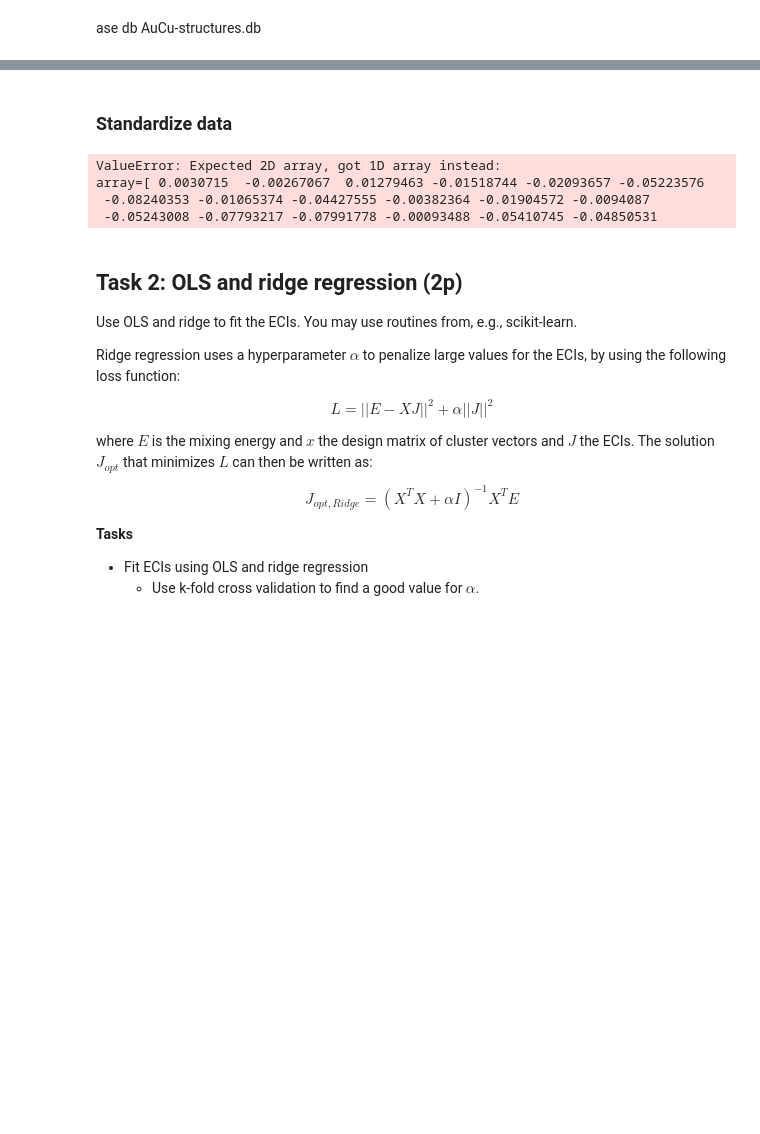
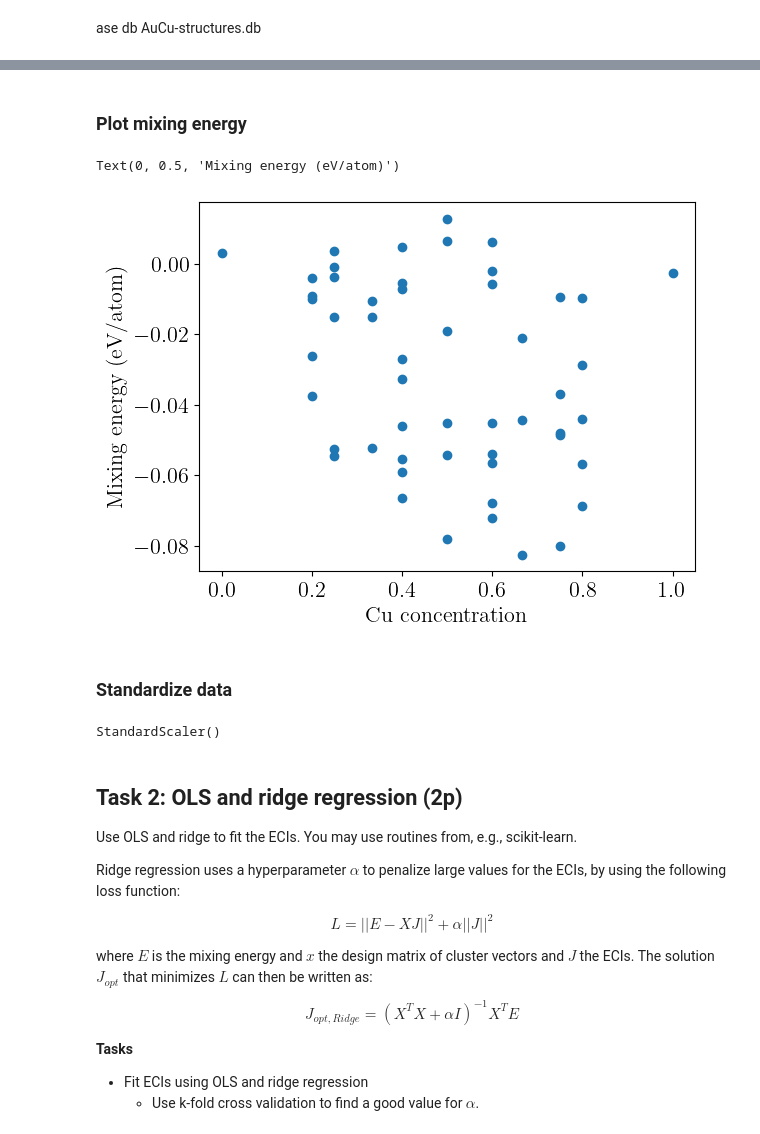
Before and after one commit to j-haralds/Advanced_sim, a Jupyter notebook: project_2a_shared/jesper_project_2a.ipynb, the cells around one changed output, grey strips where cells are left out. Cells and saved outputs as stored; diff of their text form; code cells hidden in the pictures; blank space fills up the shorter version.

```diff
--- a/project_2a_shared/jesper_project_2a.ipynb
+++ b/project_2a_shared/jesper_project_2a.ipynb
@@ -139,7 +139,17 @@ import matplotlib.pyplot as plt
 import seaborn as sns
 import scipy
 import sklearn
+import pandas as pd
 sns.set_context('notebook')
+
+# LaTeX font
+plt.style.use('default')
+plt.rc('text', usetex = True)
+plt.rcParams['mathtext.fontset'] = 'cm'
+plt.rcParams['font.family'] = 'serif'
+plt.rcParams['text.latex.preamble'] = r'\usepackage{amsmath}'
+font_size = 16
+plt.rcParams['font.size'] = font_size
 # %% [markdown]
 ## Task 1: Prepare data (1.5p)
 # %% [markdown]
@@ -169,21 +179,25 @@ mixing_energies = []
 metadata = []
 
 for row in db.select():
-    atoms = row.toatoms()
+    atoms = row.toatoms()   # Atoms object
     structures.append(atoms)
     E_mix = row.mixing_energy
     mixing_energies.append(E_mix)
     metadata.append({
         'row_id': row.id,
         'formula': row.formula,
+        'volume': row.volume,
         'natoms': row.natoms,
         'mass': row.mass
     })
 
 mixing_energies = np.asarray(mixing_energies)
+metadata_df = pd.DataFrame(metadata)
 
 print(f'Loaded {len(structures)} structures.')
 print(f'Mixing energy mean: {mixing_energies.mean():.4f} eV/atom')
+# print(metadata_df)
+print(mixing_energies[0])
 # %% [output]
 Loaded 52 structures.
 Mixing energy mean: -0.0314 eV/atom
@@ -189,0 +205,4 @@ Mixing energy mean: -0.0314 eV/atom
+# %%
+prim = db.get(formula='Au').toatoms()
+cs = icet.ClusterSpace(prim, cutoffs=[8, 6, 5], chemical_symbols=['Au', 'Cu'])
+display(cs)
@@ -189,0 +224,10 @@ Mixing energy mean: -0.0314 eV/atom
+# %%
+X = np.zeros((52, 24))
+conc = np.zeros((52, 2))
+for i, structure in enumerate(structures):
+    X[i,:] = cs.get_cluster_vector(structure=structure)
+    conc[i, 0] = structure.symbols.count('Cu') / structure.get_number_of_atoms()
+    conc[i, 1] = structure.symbols.count('Au') / structure.get_number_of_atoms()
+
+print(conc[:10,:])
+# pd.DataFrame(X)
@@ -190,10 +245,25 @@ Mixing energy mean: -0.0314 eV/atom
+# %% [markdown]
+### Plot mixing energy
+# %%
+plt.plot(conc[:, 0], mixing_energies, 'o')
+plt.xlabel('Cu concentration')
+plt.ylabel('Mixing energy (eV/atom)')
+# %% [output]
+Text(0, 0.5, 'Mixing energy (eV/atom)')
+[figure, added]
 # %% [markdown]
 ### Standardize data
-# %%
-scaler = sklearn.preprocessing.StandardScaler()
-E_scaled = scaler.fit(mixing_energies)
-# %% [output]
-ValueError: Expected 2D array, got 1D array instead:
-array=[ 0.0030715  -0.00267067  0.01279463 -0.01518744 -0.02093657 -0.05223576
- -0.08240353 -0.01065374 -0.04427555 -0.00382364 -0.01904572 -0.0094087
- -0.05243008 -0.07793217 -0.07991778 -0.00093488 -0.05410745 -0.04850531
+# %%
+scaler = sklearn.preprocessing.StandardScaler()
+X_stand = scaler.fit(X)
+E_stand = scaler.fit(mixing_energies.reshape(-1, 1))
+
+X_stand =
+
+print(X_stand)
+
+# plt.plot(E_stand, X_stand[:,1], 'o')
+# plt.xlabel('Structure index')
+# plt.ylabel('Mixing energy (eV/atom)')
+# %% [output]
+StandardScaler()
```
Also changed, not shown: parts of 6 cells of this notebook.
